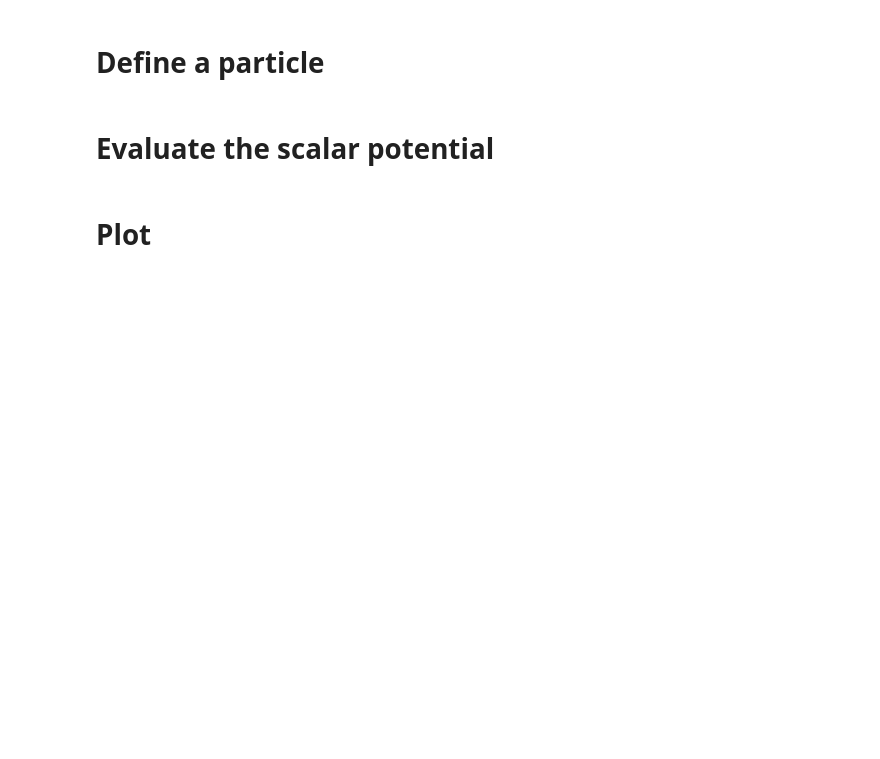
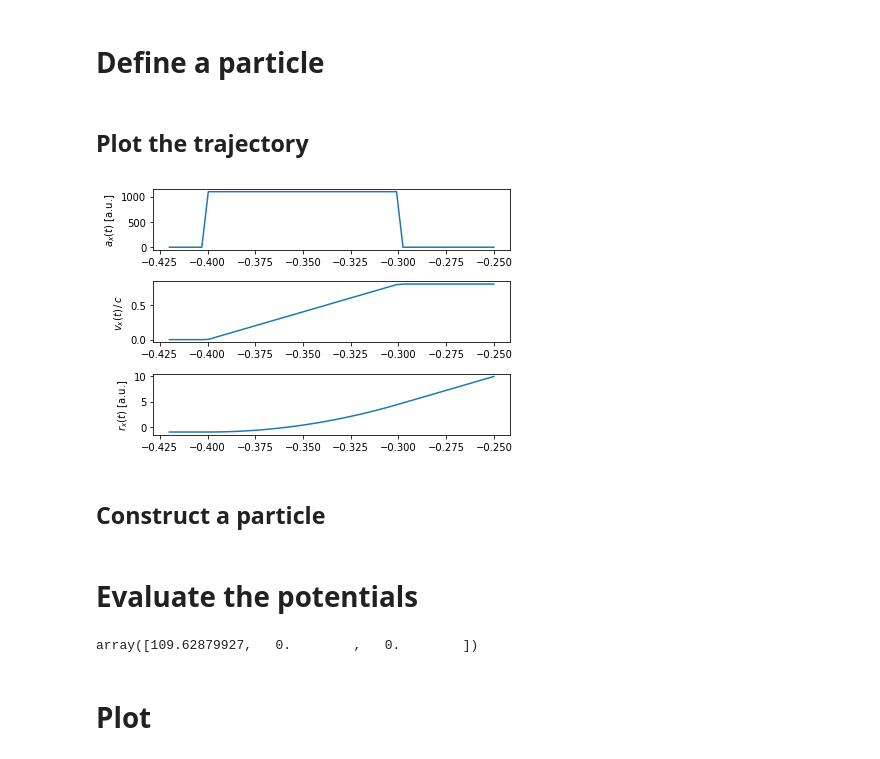
Before and after one commit to jam31118/charge-notebook, a Jupyter notebook: single-particle/potential.ipynb, the cells around one changed output. Cells and saved outputs as stored; diff of their text form; code cells hidden in the pictures; blank space fills up the shorter version.

```diff
--- a/single-particle/potential.ipynb
+++ b/single-particle/potential.ipynb
@@ -85,0 +127,19 @@ q1 = Moving_Point_Charge(1.0, rs, vs)
+# %% [markdown]
+## Plot the trajectory
+# %%
+t_arr = np.linspace(t0 - 0.2*(t1-t0), t1 + 0.5*(t1-t0), 51)
+r_x = np.array([(rp(t)*np.array([1,0,0])).sum() for t in t_arr])
+v_x = np.array([(vp(t)*np.array([1,0,0])).sum() for t in t_arr])
+a_x = np.array([(ap(t)*np.array([1,0,0])).sum() for t in t_arr])
+beta_x = np.array([(beta_t(t)*np.array([1,0,0])).sum() for t in t_arr])
+# %%
+figt, (axa, axv, axr) = plt.subplots(nrows=3)
+axa.plot(t_arr, a_x), axa.set_ylabel(r"$a_{x}(t)$ [a.u.]")
+axv.plot(t_arr, beta_x), axv.set_ylabel(r"$v_{x}(t)\,/\,c$")
+axr.plot(t_arr, r_x), axr.set_ylabel(r"$r_{x}(t)$ [a.u.]")
+figt.tight_layout()
+# figt.savefig("particle-traj-test-1.png")
+# %% [output]
+[figure, added]
+# %% [markdown]
+## Construct a particle
@@ -86,2 +148,2 @@ q1 = Moving_Point_Charge(1.0, rs, vs)
 # %% [markdown]
-# Evaluate the scalar potential
+# Evaluate the potentials
@@ -96,3 +165,7 @@ scalpot_grid = q1.scalarpot(x_grid, y_grid, z_grid, t=0.0)
+# %%
+vp(t_eval)
+# %% [output]
+array([109.62879927,   0.        ,   0.        ])
 # %% [markdown]
 # Plot
 # %%
```
Also changed, not shown: parts of 10 cells of this notebook.
